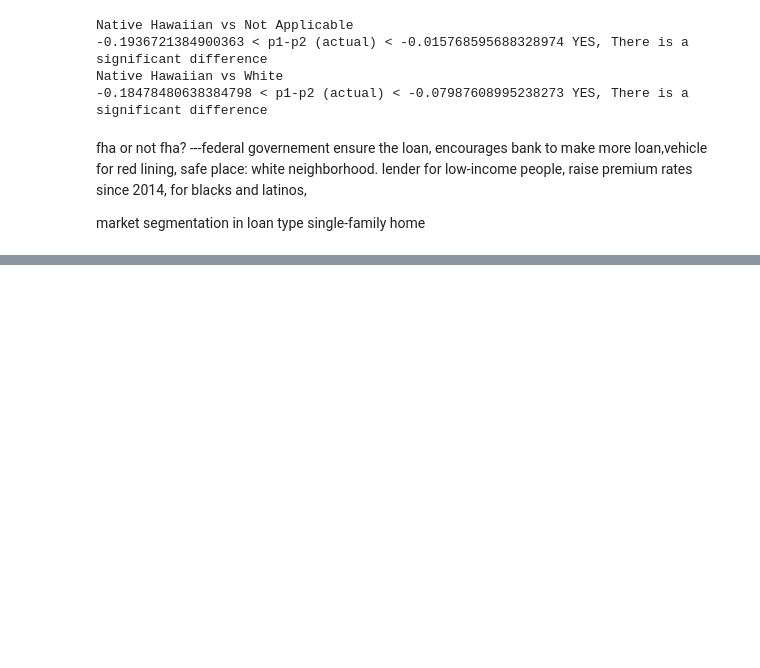
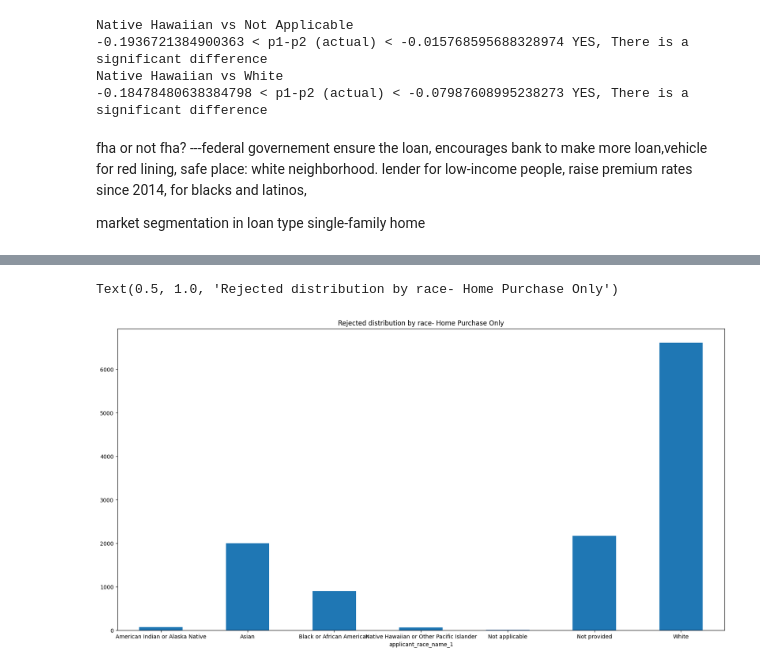
Before and after one commit to HuanPham5/examining-biases-AI, a Jupyter notebook: analysis.ipynb, the cells around one changed output, grey strips where cells are left out. Drawn from its saved outputs; the diff is of its cells as text; code cells hidden in the pictures; blank space fills up the shorter version.

```diff
--- a/analysis.ipynb
+++ b/analysis.ipynb
@@ -335,0 +383,5 @@ single-family home
+# %%
+df_rejected = df[df['action_taken'].isin([3])]
+#print(df_approved.head())
+num_rejected = len(df_rejected)
+print("Number of applicants rejected: ", num_rejected)
@@ -335,0 +390,4 @@ single-family home
+# %%
+df_rejected_by_race = df_rejected.groupby(by='applicant_race_name_1').count()
+df_rejected_by_race = df_rejected_by_race['action_taken']
+df_rejected_by_race
@@ -335,0 +404,6 @@ single-family home
+# %%
+df_rejected_by_race.plot.bar(x="race", y="number of approvals",rot=0,figsize=(20,10))
+plt.title("Rejected distribution by race- Home Purchase Only")
+# %% [output]
+Text(0.5, 1.0, 'Rejected distribution by race- Home Purchase Only')
+[figure, added]
```
Also changed, not shown: parts of 14 cells of this notebook.
